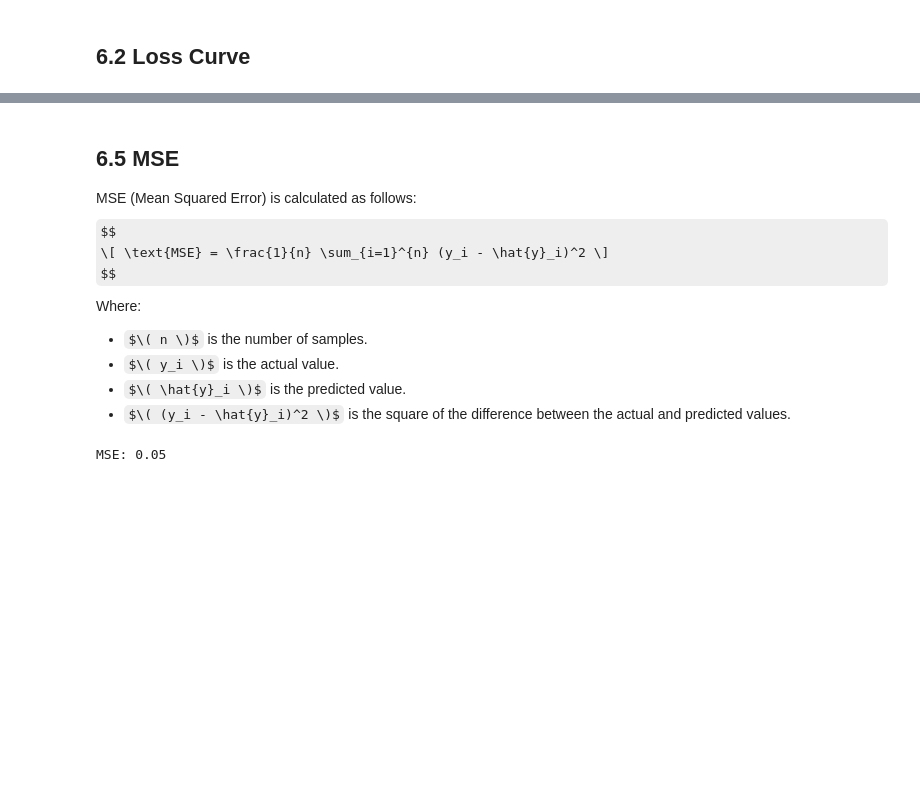
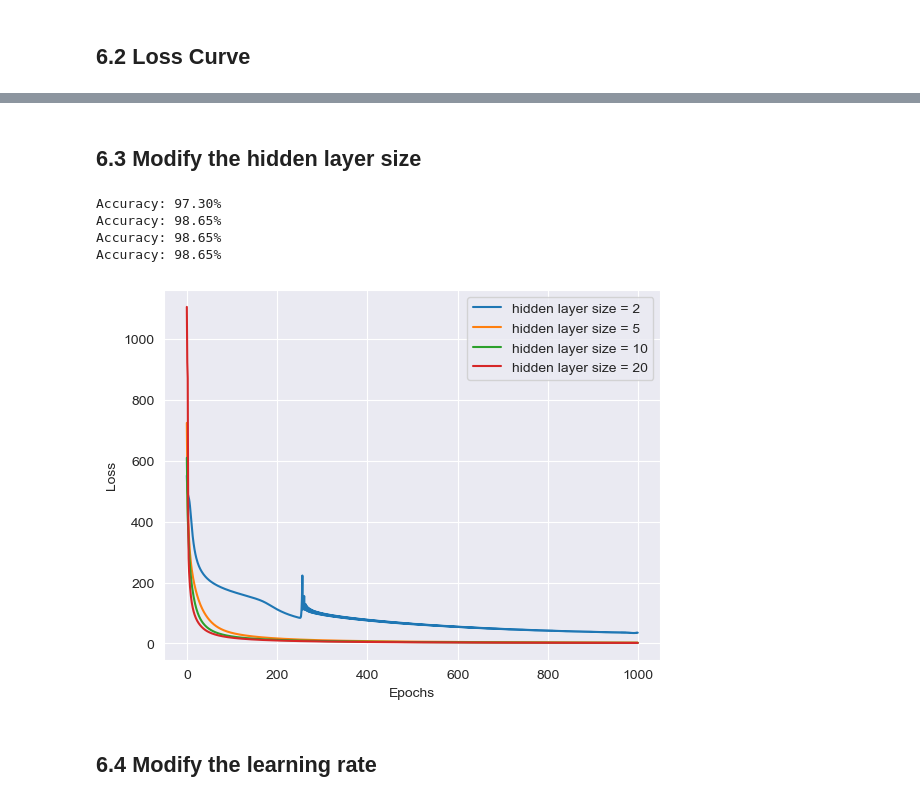
Before and after one commit to chengxinzhaox/ML-Learn-recourses, a Jupyter notebook: cw1/ANN.ipynb, the cells around one changed output, grey strips where cells are left out. Drawn from its saved outputs; the diff is of its cells as text; code cells hidden in the pictures; some formulas as TeX source; blank space fills up the shorter version.

```diff
--- a/cw1/ANN.ipynb
+++ b/cw1/ANN.ipynb
@@ -271,25 +222,45 @@ weighted avg       0.99      0.99      0.99        74
-# %% [markdown]
-## 6.5 MSE
-MSE (Mean Squared Error) is calculated as follows:
-$$
-\[ \text{MSE} = \frac{1}{n} \sum_{i=1}^{n} (y_i - \hat{y}_i)^2 \]
-$$
-Where:
-
-- $\( n \)$ is the number of samples.
-- $\( y_i \)$ is the actual value.
-- $\( \hat{y}_i \)$ is the predicted value.
-- $\( (y_i - \hat{y}_i)^2 \)$ is the square of the difference between the actual and predicted values.
-# %%
-def mse(y_true, y_pred):
-    """
-    The mse function is used to compute the mse of the model.
-    :param y_true: the true labels
-    :param y_pred: the predicted labels
-    :return: the mse of the model
-    """
-    return np.sum((y_true - y_pred) ** 2) / len(y_true)
-
-print(f"MSE: {mse(y_test_labels, y_pred):.2f}")
-# %% [output]
-MSE: 0.05
+# %% [markdown]
+## 6.3 Modify the hidden layer size
+# %%
+ann1 = ANN(X_train.shape[1], 2, y_train.shape[1])
+ann1.train(X_train, y_train, epochs=1000, learning_rate=0.01)
+y_pred1 = ann1.predict(X_test)
+print(f"Accuracy: {accuracy(y_test_labels, y_pred1):.2f}%")
+
+ann2 = ANN(X_train.shape[1], 5, y_train.shape[1])
+ann2.train(X_train, y_train, epochs=1000, learning_rate=0.01)
+y_pred2 = ann2.predict(X_test)
+print(f"Accuracy: {accuracy(y_test_labels, y_pred2):.2f}%")
+
+ann3 = ANN(X_train.shape[1], 10, y_train.shape[1])
+ann3.train(X_train, y_train, epochs=1000, learning_rate=0.01)
+y_pred3 = ann3.predict(X_test)
+print(f"Accuracy: {accuracy(y_test_labels, y_pred3):.2f}%")
+
+ann4 = ANN(X_train.shape[1], 20, y_train.shape[1])
+ann4.train(X_train, y_train, epochs=1000, learning_rate=0.01)
+y_pred4 = ann4.predict(X_test)
+print(f"Accuracy: {accuracy(y_test_labels, y_pred4):.2f}%")
+# %% [output]
+Accuracy: 97.30%
+Accuracy: 98.65%
+Accuracy: 98.65%
+Accuracy: 98.65%
+# %%
+cost_history1 = ann1.cost_history
+cost_history2 = ann2.cost_history
+cost_history3 = ann3.cost_history
+cost_history4 = ann4.cost_history
+
+plt.plot(range(1000), cost_history1, label='hidden layer size = 2')
+plt.plot(range(1000), cost_history2, label='hidden layer size = 5')
+plt.plot(range(1000), cost_history3, label='hidden layer size = 10')
+plt.plot(range(1000), cost_history4, label='hidden layer size = 20')
+plt.xlabel('Epochs')
+plt.ylabel('Loss')
+plt.legend()
+plt.show()
+# %% [output]
+[figure, added]
+# %% [markdown]
+## 6.4 Modify the learning rate
```
Also changed, not shown: parts of 15 cells of this notebook, 2 other files.
